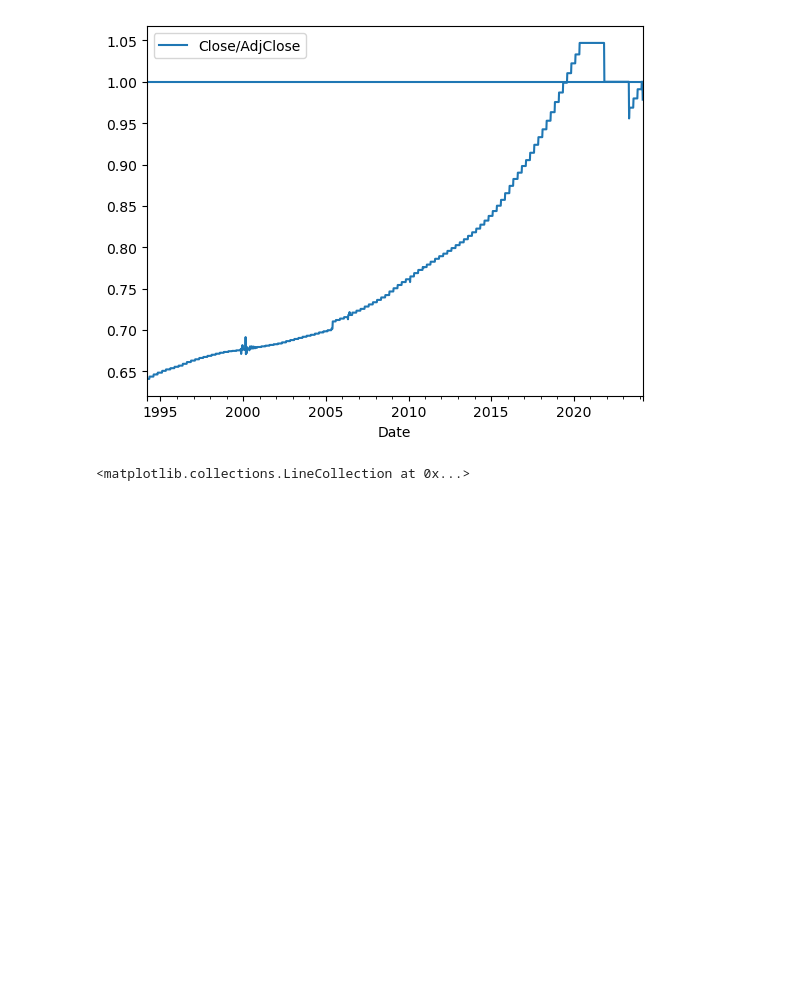
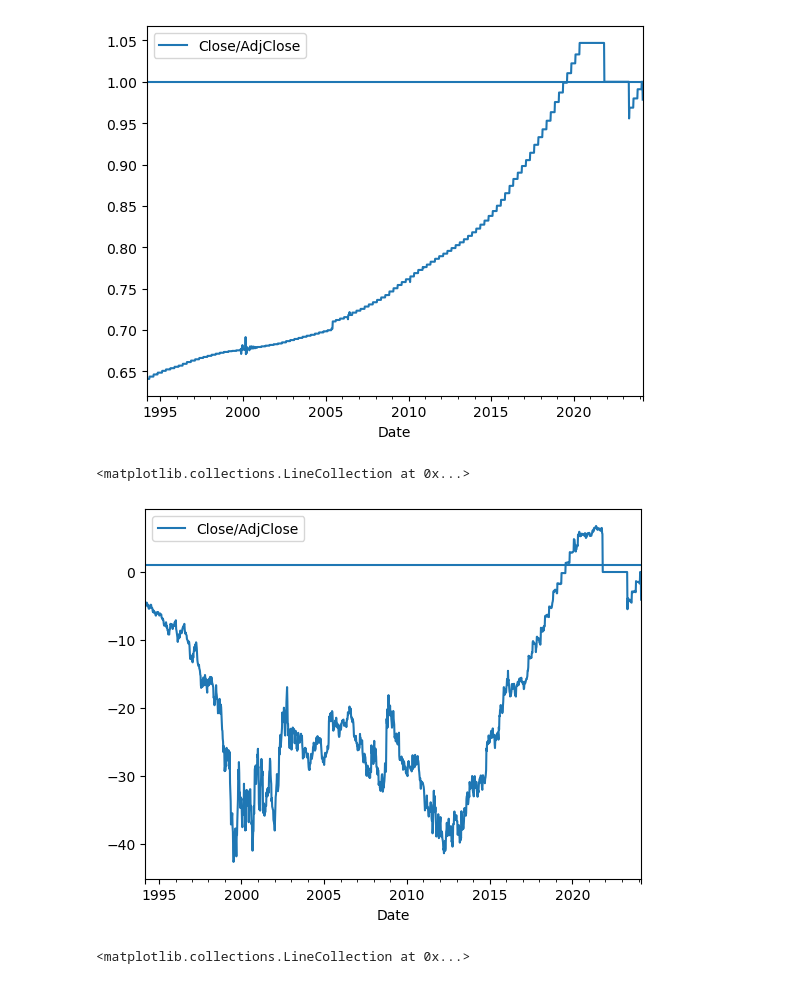
Before and after one commit to elenatomasella/ML, a Jupyter notebook: ibm_preprocessing.ipynb, the cells around one changed output. Cells and saved outputs as stored; diff of their text form; code cells hidden in the pictures; blank space fills up the shorter version.

```diff
--- a/ibm_preprocessing.ipynb
+++ b/ibm_preprocessing.ipynb
@@ -4,7 +5,7 @@ import matplotlib.pyplot as plt
 # %%
-ibm_df = pd.read_csv(r'C:\Users\Gian\OneDrive - LUISS Libera Università Internazionale degli Studi Sociali Guido Carli\ML\Final Project\Weekly series\IBM_weekly.csv', sep = ',',header = 0)
+ibm_df = pd.read_csv(r'C:\Users\Utente\Desktop\Luiss\ML\Final Project\Datasets\IBM_weekly.csv', sep = ',',header = 0)
 
-ibm_df_tradingview=pd.read_csv(r'C:\Users\Gian\Downloads\BATS IBM, 1W.csv')
+ibm_df_tradingview=pd.read_csv(r'C:\Users\Utente\Desktop\Luiss\ML\Final Project\BATS IBM, 1W.csv')
 # %%
 ibm_df['Date'] = pd.to_datetime(ibm_df['Date'], format = '%Y-%m-%d')
 ibm_df_tradingview[ 'time']=pd.to_datetime(ibm_df_tradingview['time'], format = '%Y-%m-%d')
@@ -65,6 +38,18 @@ plt.hlines(y=1, xmin=ibm_df['Date'].min(), xmax=ibm_df['Date'].max())
 # %% [output]
 <matplotlib.collections.LineCollection at 0x...>
 [figure]
+# %%
+fig, ax=plt.subplots()
+difference_close=pd.DataFrame()
+
+difference_close['Date']=ibm_df['Date']
+difference_close['Close/AdjClose']=ibm_df['Close']-ibm_df_tradingview['close']
+
+difference_close.plot(x='Date', y='Close/AdjClose', ax=ax)
+plt.hlines(y=1, xmin=ibm_df['Date'].min(), xmax=ibm_df['Date'].max())
+# %% [output]
+<matplotlib.collections.LineCollection at 0x...>
+[figure, added]
 # %%
 fig, ax=plt.subplots()
 ratio_close=pd.DataFrame()
```
Also changed, not shown: parts of 18 cells of this notebook, 1 other file.
